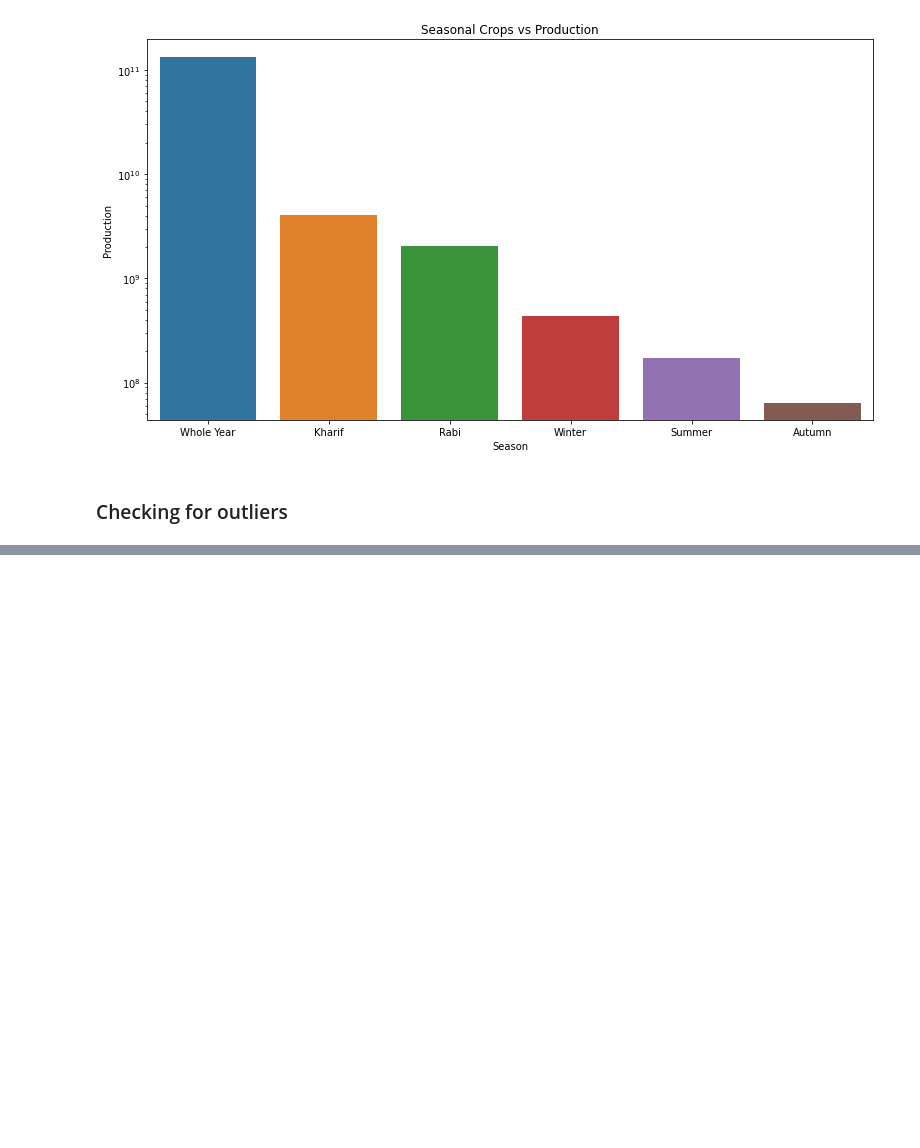
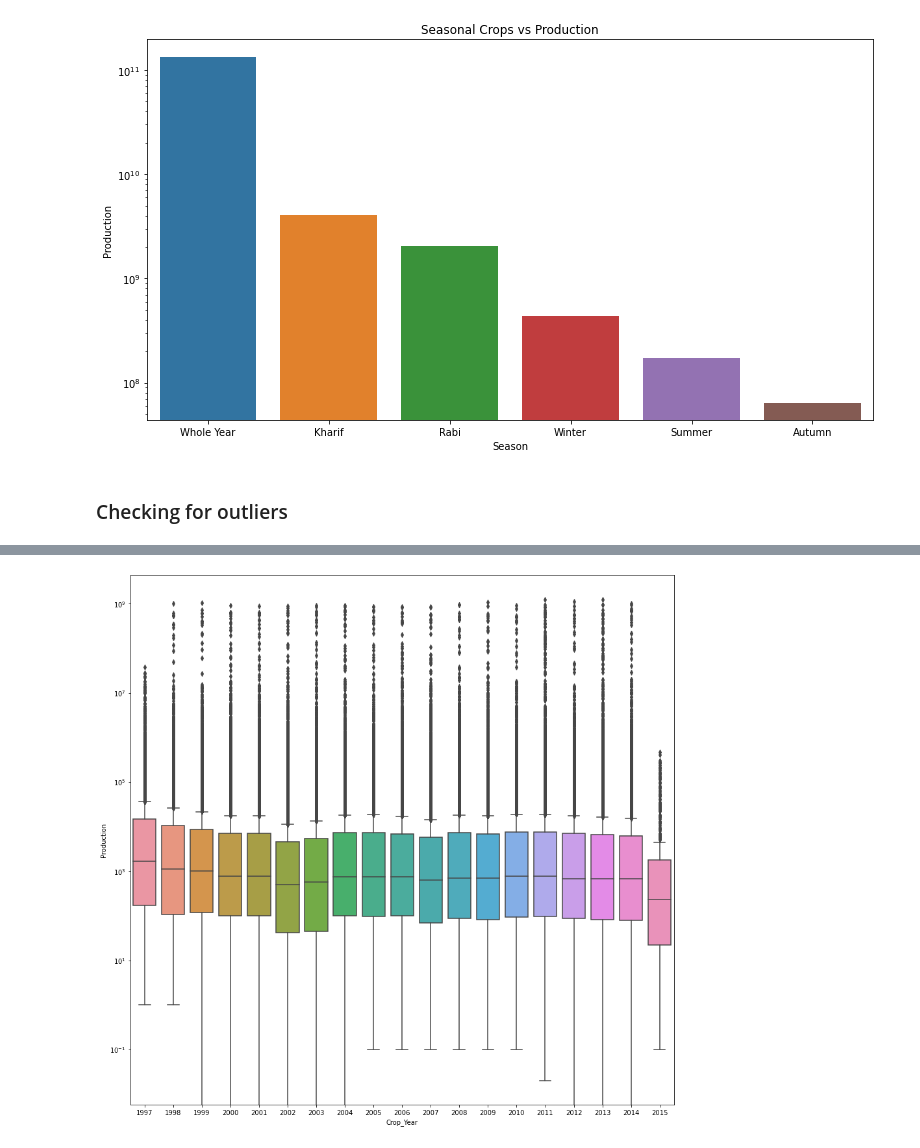
Before and after one commit to 81Hari/SeasonalCropProduction, a Jupyter notebook: crop_production.ipynb, the cells around one changed output, grey strips where cells are left out. Drawn from its saved outputs; the diff is of its cells as text; code cells hidden in the pictures; blank space fills up the shorter version.

```diff
--- a/crop_production.ipynb
+++ b/crop_production.ipynb
@@ -333,0 +356,6 @@ Text(0.5, 1.0, 'Seasonal Crops vs Production')
+# %%
+fig, ax = plt.subplots(figsize=(15,15))
+sns.boxplot(x="Crop_Year", y="Production", data=df)
+plt.yscale('log')
+# %% [output]
+[figure, added]
```
Also changed, not shown: parts of 33 cells of this notebook.
